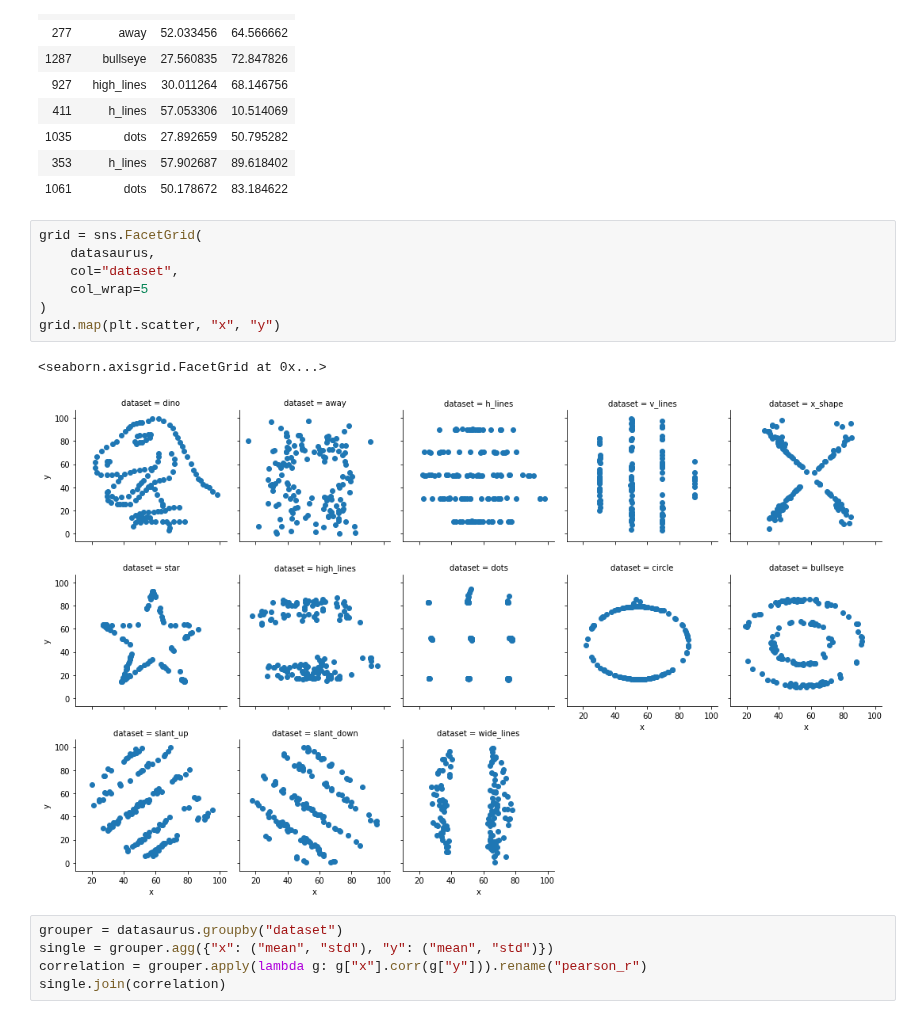
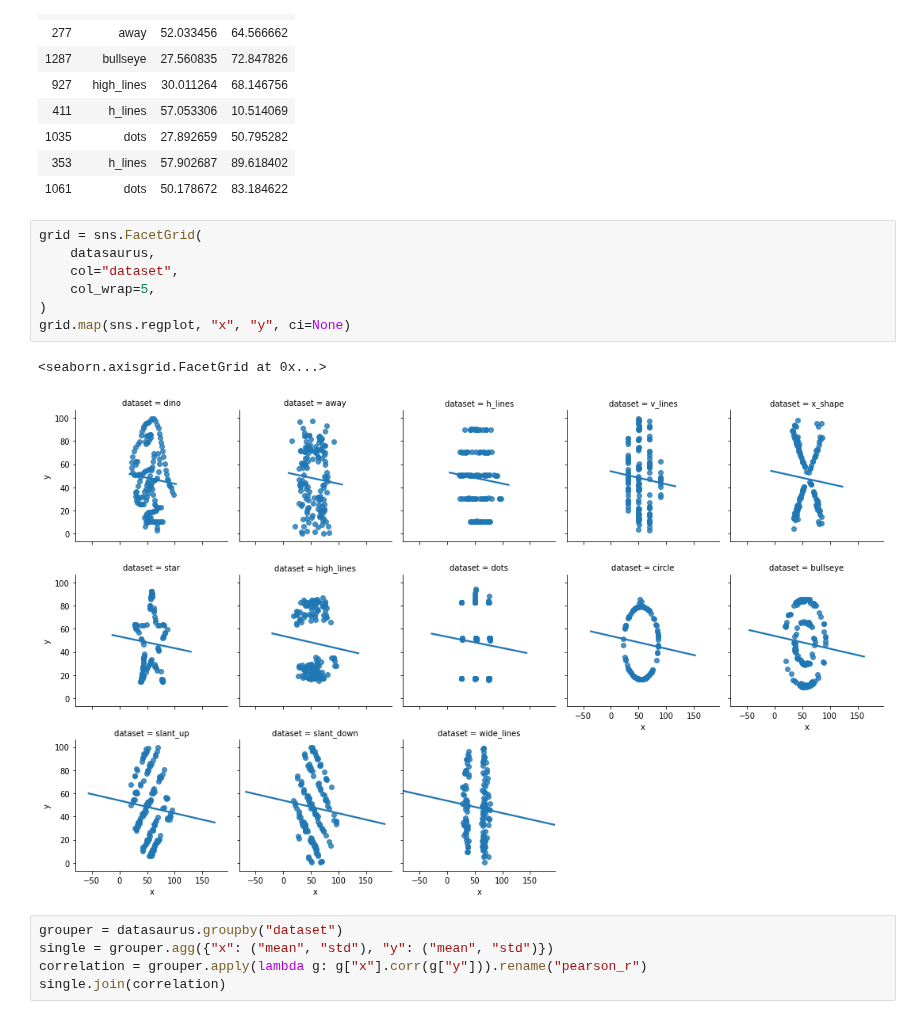
Before and after one commit to janpipek/naucse.python.cz, a Jupyter notebook: lessons/pydata/pandas_correlations/index.ipynb, the cells around one changed output. Saved outputs shown, nothing was run; the diff lists cells and outputs as text.

```diff
--- a/lessons/pydata/pandas_correlations/index.ipynb
+++ b/lessons/pydata/pandas_correlations/index.ipynb
@@ -195,13 +215,13 @@ datasaurus.sample(10)
 # %%
 grid = sns.FacetGrid(
     datasaurus,
     col="dataset",
-    col_wrap=5
+    col_wrap=5,
 )
-grid.map(plt.scatter, "x", "y")
+grid.map(sns.regplot, "x", "y", ci=None)
 # %% [output]
 <seaborn.axisgrid.FacetGrid at 0x...>
-[figure, old version]
+[figure, new version]
 # %%
 grouper = datasaurus.groupby("dataset")
 single = grouper.agg({"x": ("mean", "std"), "y": ("mean", "std")})
```
Also changed, not shown: parts of 3 cells of this notebook.
